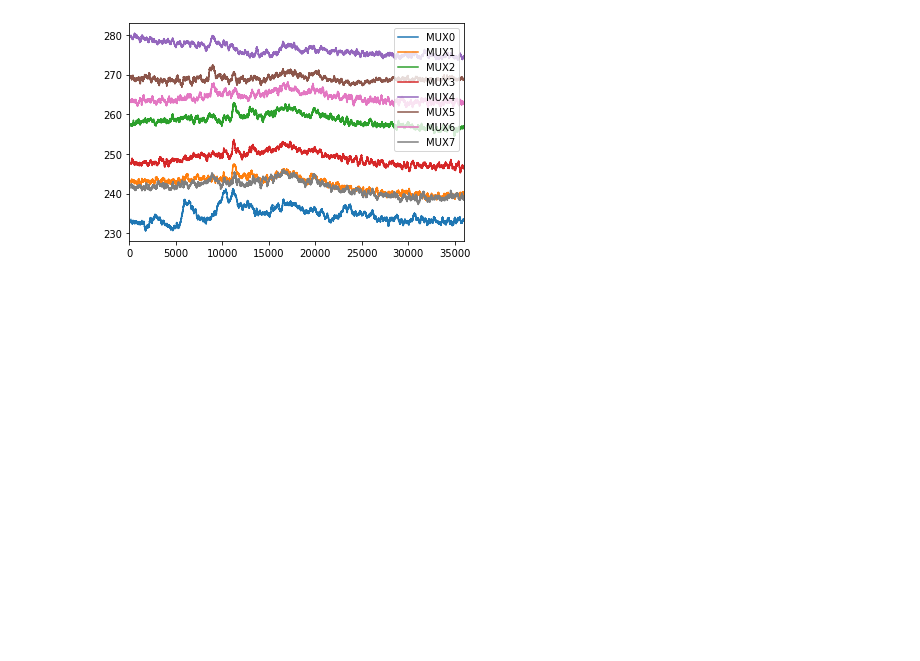
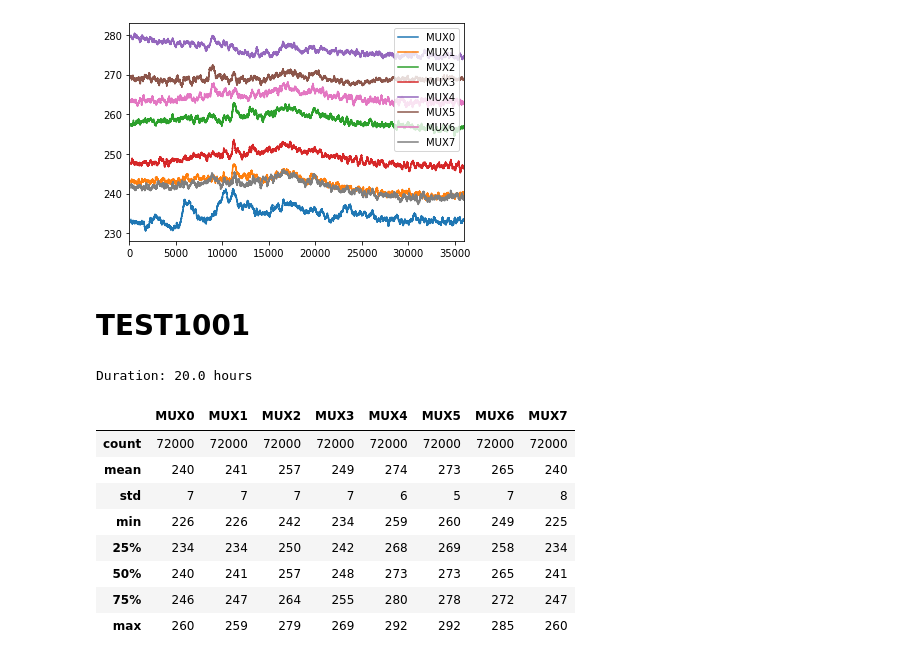
Before and after one commit to mygs/babilonia, a Jupyter notebook: research/mux-capacitive/moisture.ipynb, the cells around one changed output. Saved outputs shown, nothing was run; the diff lists cells and outputs as text; code cells hidden in the pictures; blank space fills up the shorter version.

```diff
--- a/research/mux-capacitive/moisture.ipynb
+++ b/research/mux-capacitive/moisture.ipynb
@@ -252,3 +252,22 @@ df1000[['MUX0','MUX1','MUX2','MUX3','MUX4','MUX5','MUX6','MUX7']].rolling(180).m
 # %% [output]
 <matplotlib.axes._subplots.AxesSubplot at 0x...>
 [figure]
+# %% [markdown]
+# TEST1001
+# %%
+df1001 = pd.read_csv("test1001.csv")
+print("Duration:", df1001.shape[0]/(60*60), "hours")
+# %% [output]
+Duration: 20.0 hours
+# %%
+df1001[['MUX0','MUX1','MUX2','MUX3','MUX4','MUX5','MUX6','MUX7']].describe()
+# %% [output]
+|  | MUX0 | MUX1 | MUX2 | MUX3 | MUX4 | MUX5 | MUX6 | MUX7 |
+| count | 72000 | 72000 | 72000 | 72000 | 72000 | 72000 | 72000 | 72000 |
+| mean | 240 | 241 | 257 | 249 | 274 | 273 | 265 | 240 |
+| std | 7 | 7 | 7 | 7 | 6 | 5 | 7 | 8 |
+| min | 226 | 226 | 242 | 234 | 259 | 260 | 249 | 225 |
+| 25% | 234 | 234 | 250 | 242 | 268 | 269 | 258 | 234 |
+| 50% | 240 | 241 | 257 | 248 | 273 | 273 | 265 | 241 |
+| 75% | 246 | 247 | 264 | 255 | 280 | 278 | 272 | 247 |
+| max | 260 | 259 | 279 | 269 | 292 | 292 | 285 | 260 |
```
Also changed, not shown: parts of 1 cell of this notebook, 4 other files.
